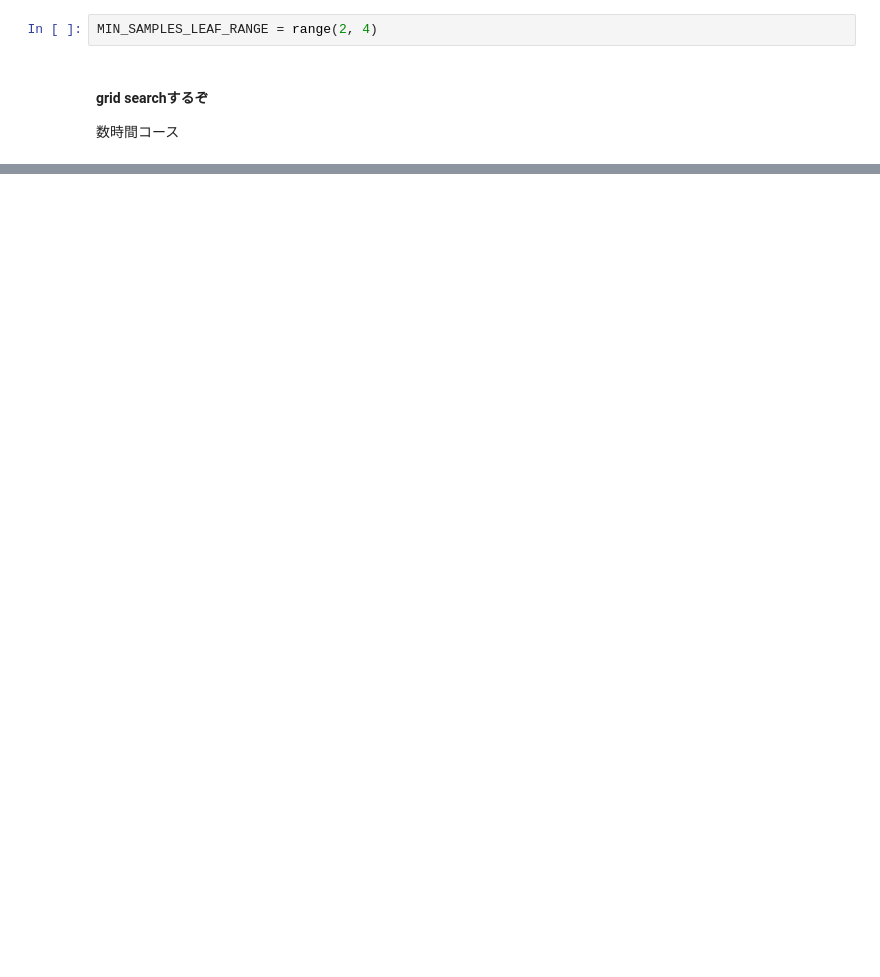
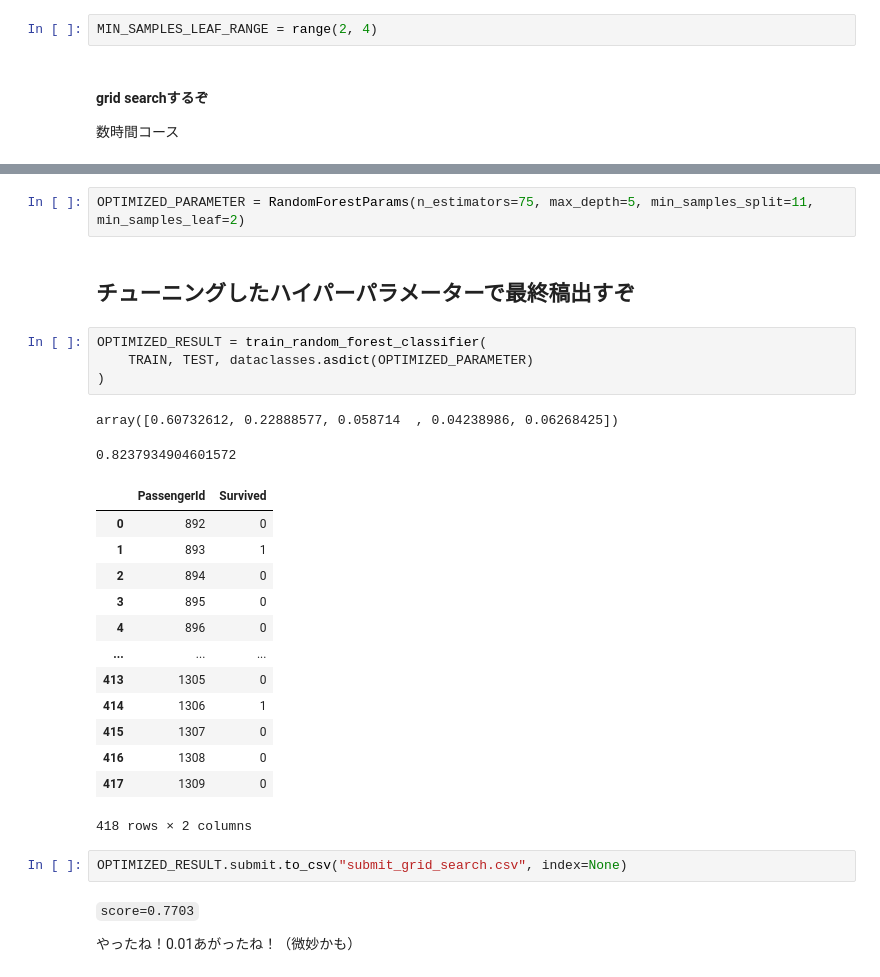
Before and after one commit to curiburn/learning_playground, a Jupyter notebook: titanic/train.ipynb, the cells around one changed output, grey strips where cells are left out. Cells and saved outputs as stored; diff of their text form; blank space fills up the shorter version.

```diff
--- a/titanic/train.ipynb
+++ b/titanic/train.ipynb
@@ -469,0 +481,30 @@ RESULTS_GRID_SEARCH = CVResults.from_dict(
+# %%
+OPTIMIZED_PARAMETER = RandomForestParams(n_estimators=75, max_depth=5, min_samples_split=11, min_samples_leaf=2)
+# %% [markdown]
+## チューニングしたハイパーパラメーターで最終稿出すぞ
+# %%
+OPTIMIZED_RESULT = train_random_forest_classifier(
+    TRAIN, TEST, dataclasses.asdict(OPTIMIZED_PARAMETER)
+)
+# %% [output]
+array([0.60732612, 0.22888577, 0.058714  , 0.04238986, 0.06268425])
+0.8237934904601572
+|  | PassengerId | Survived |
+| 0 | 892 | 0 |
+| 1 | 893 | 1 |
+| 2 | 894 | 0 |
+| 3 | 895 | 0 |
+| 4 | 896 | 0 |
+| ... | ... | ... |
+| 413 | 1305 | 0 |
+| 414 | 1306 | 1 |
+| 415 | 1307 | 0 |
+| 416 | 1308 | 0 |
+| 417 | 1309 | 0 |
+418 rows × 2 columns
+# %%
+OPTIMIZED_RESULT.submit.to_csv("submit_grid_search.csv", index=None)
+# %% [markdown]
+`score=0.7703`
+
+やったね！0.01あがったね！（微妙かも）
```
Also changed, not shown: parts of 14 cells of this notebook, 1 other file.
